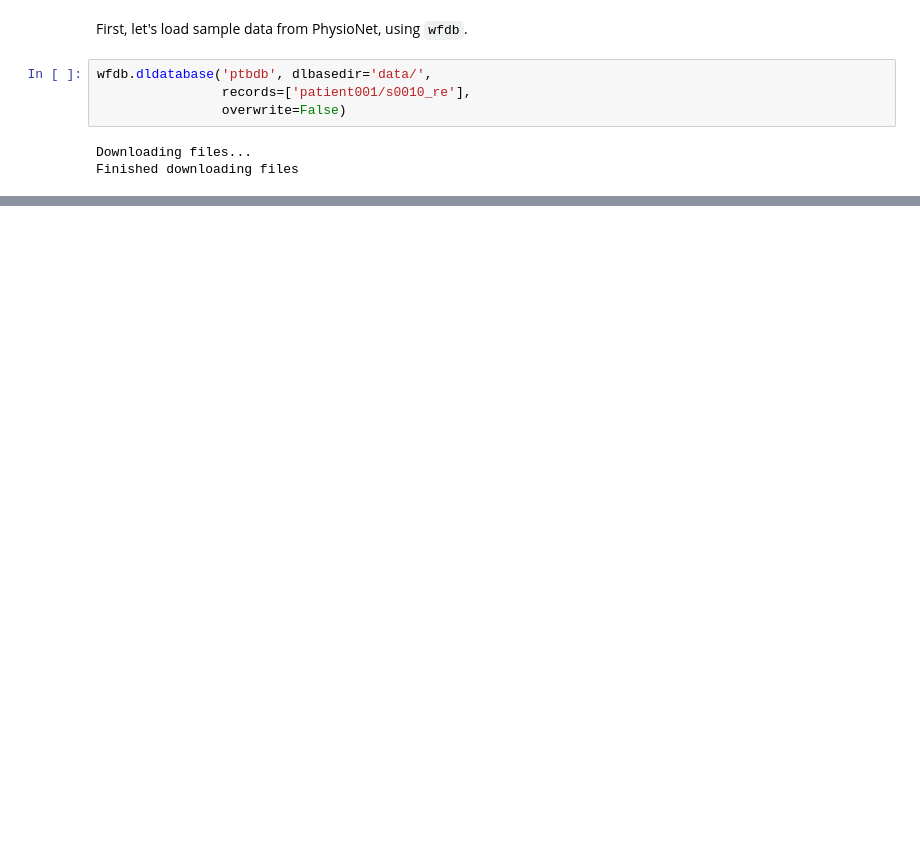
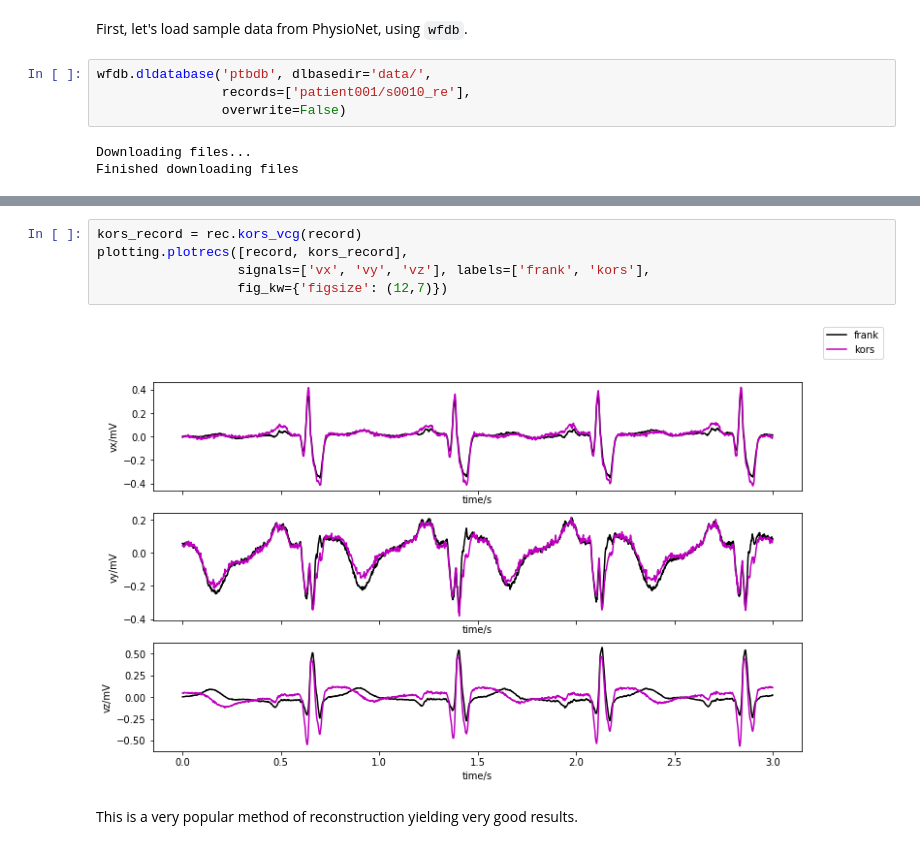
Before and after one commit to kapec94/cardiovector, a Jupyter notebook: Reconstruction.ipynb, the cells around one changed output, grey strips where cells are left out. Drawn from its saved outputs; the diff is of its cells as text; blank space fills up the shorter version.

```diff
--- a/Reconstruction.ipynb
+++ b/Reconstruction.ipynb
@@ -38,0 +65,9 @@ plt.show()
+# %%
+kors_record = rec.kors_vcg(record)
+plotting.plotrecs([record, kors_record],
+                  signals=['vx', 'vy', 'vz'], labels=['frank', 'kors'],
+                  fig_kw={'figsize': (12,7)})
+# %% [output]
+[figure, added]
+# %% [markdown]
+This is a very popular method of reconstruction yielding very good results.
```
Also changed, not shown: parts of 15 cells of this notebook, 8 other files.
